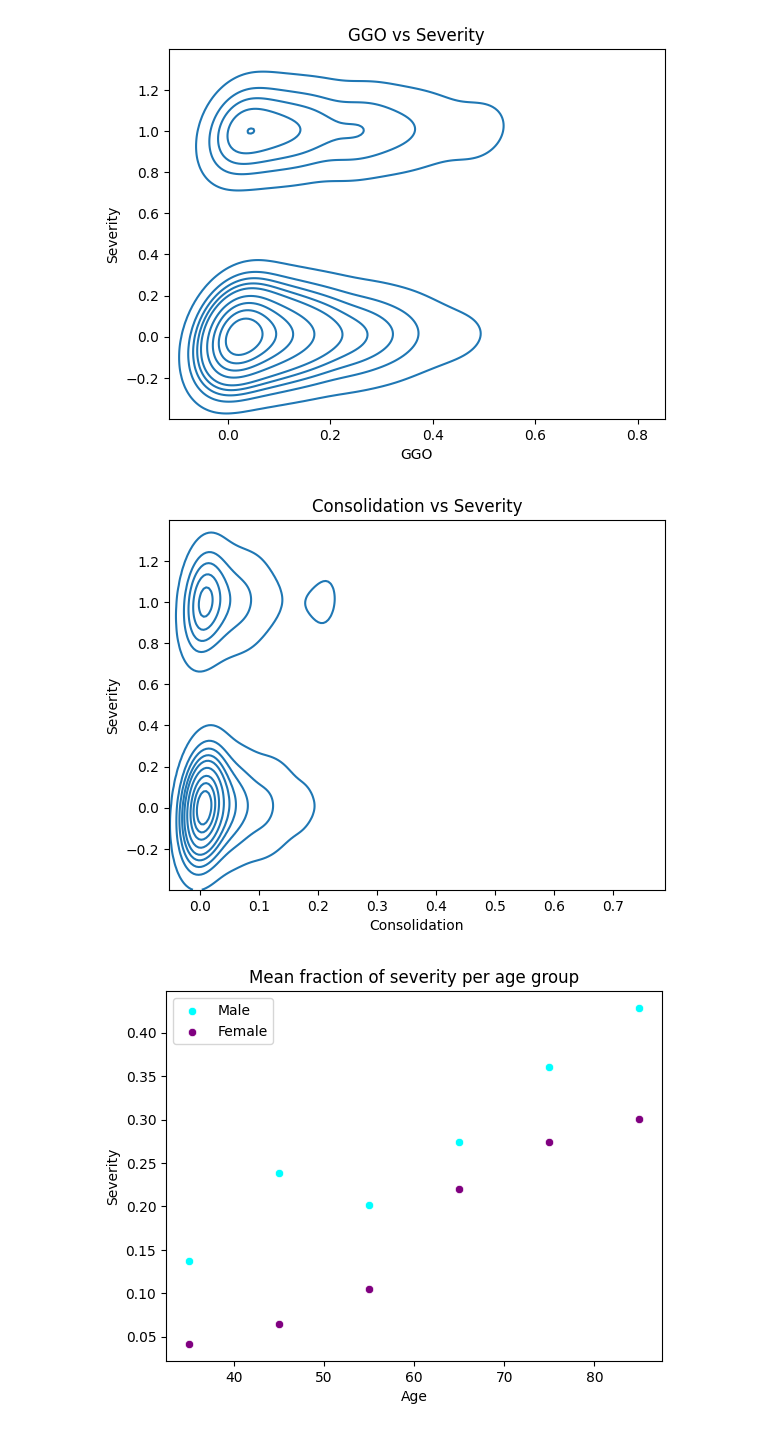
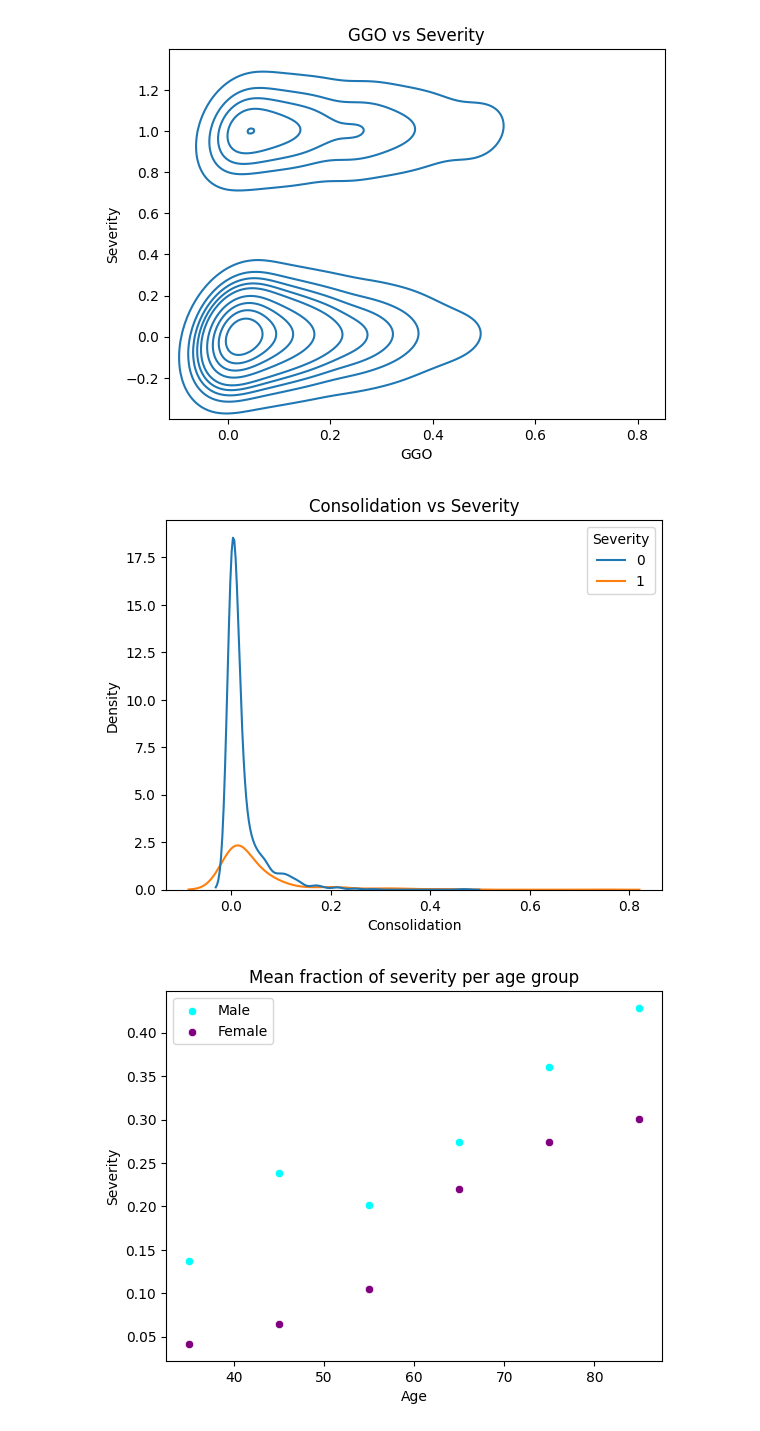
Before and after one commit to cesarz10/Health-Information, a Jupyter notebook: WPO-3/WPO_3_AlineJacquart_CesarZapata.ipynb, the cells around one changed output. Saved outputs shown, nothing was run; the diff lists cells and outputs as text; code cells hidden in the pictures.

```diff
--- a/WPO-3/WPO_3_AlineJacquart_CesarZapata.ipynb
+++ b/WPO-3/WPO_3_AlineJacquart_CesarZapata.ipynb
@@ -137,11 +135,11 @@ plt.show()
 [figure]
 # %%
 # Consolidation vs Severity plot
-sns.kdeplot(data=df, x='Consolidation', y='Severity')
+sns.kdeplot(data=df, x='Consolidation', hue='Severity')
 plt.title("Consolidation vs Severity")
 plt.show()
 # %% [output]
-[figure, old version]
+[figure, new version]
 # %%
 # Sex vs Severity plot
 male_df = df[df['Sex'] == 1]
```
Also changed, not shown: parts of 28 cells of this notebook, 1 other file.
